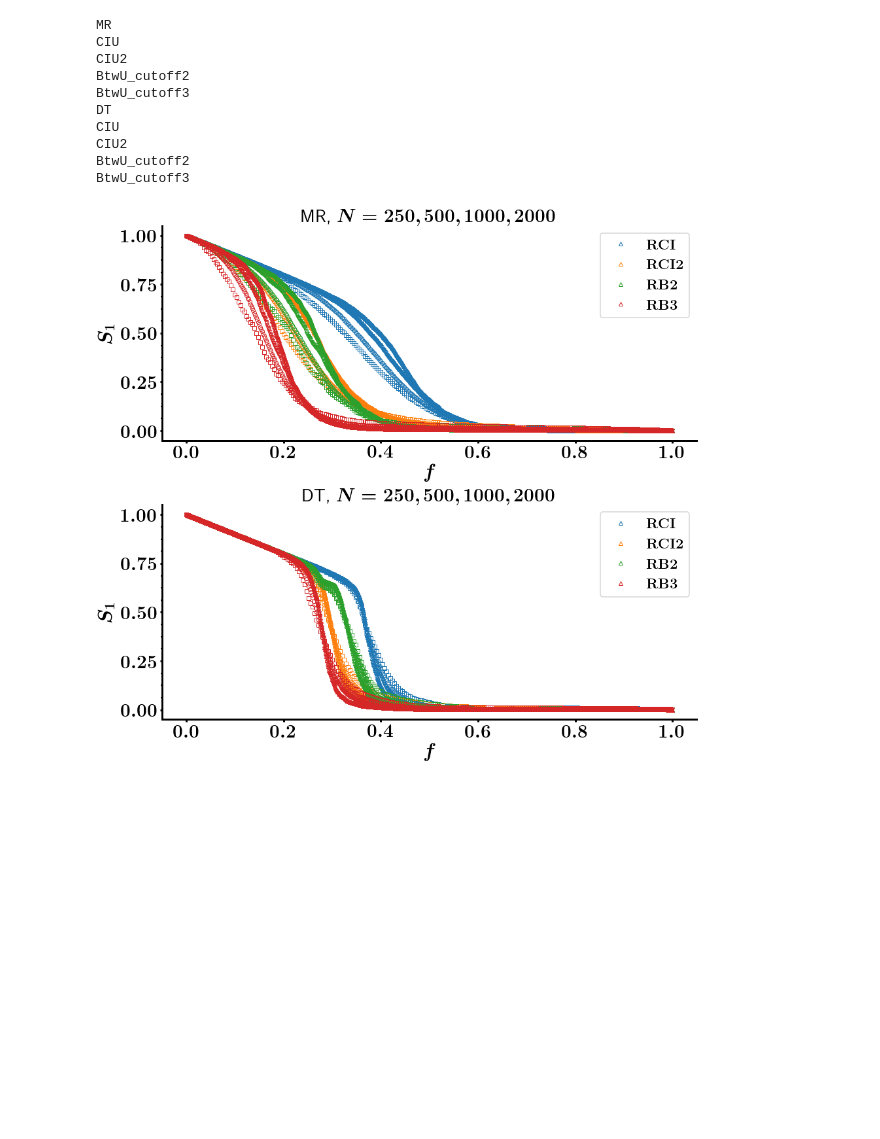
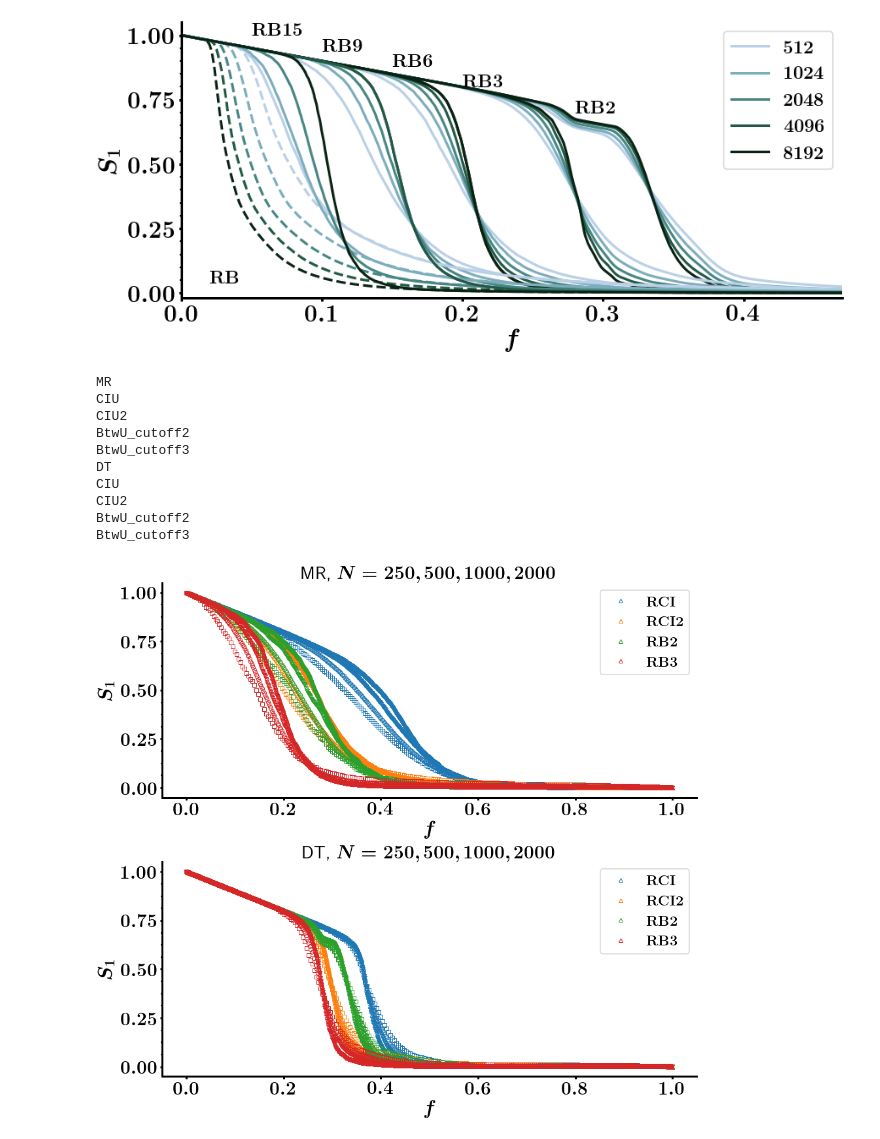
Before and after one commit to nahuelalmeira/dismantlingScaling, a Jupyter notebook: python/Figs_planar.ipynb, the cells around one changed output. Saved outputs shown, nothing was run; the diff lists cells and outputs as text; code cells hidden in the pictures; blank space fills up the shorter version.

```diff
--- a/python/Figs_planar.ipynb
+++ b/python/Figs_planar.ipynb
@@ -434,3 +95,65 @@ BtwU_cutoff5    0.24266 +- 0.00118
+# %%
+l_values = [2, 3, 6, 9, 15]
+attacks = ['BtwU'] + ['BtwU_cutoff{}'.format(i) for i in l_values]
+#attacks = ['BtwU_cutoff{}'.format(i) for i in l_values]
+sizes = [512, 1024, 2048, 4096, 8192]
+colors = sns.cubehelix_palette(len(N_values), start=2, rot=0.3,
+                               light=0.8, dark=0.1)
+
+text_pos = {
+    'BtwU': (0.02, 0.04),
+    'BtwU_cutoff2': (0.28, 0.7),
+    'BtwU_cutoff3': (0.20, 0.8),
+    'BtwU_cutoff6': (0.15, 0.88),
+    'BtwU_cutoff9': (0.1, 0.94),
+    'BtwU_cutoff12': (0.05, 1),
+    'BtwU_cutoff15': (0.05, 1)
+}
+
+ncols = 1
+nrows = 1
+fig, ax = plt.subplots(figsize=(14*ncols, 6*nrows), ncols=ncols, nrows=nrows)
+
+ax.set_xlabel(r'$f$')
+ax.set_xlim(0, 0.47)
+sns.despine()
+ax.set_ylabel(r'$S_1$')
+ax.set_ylim(-0.02, 1.05)
+
+dfs = {}
+
+for j, attack in enumerate(attacks):
+    x, y = text_pos[attack]
+    ax.text(x, y, attack_dict[attack], fontsize=22)
+
+    for N in sizes:
+        try:
+            dfs[N] = load_dataframe(net_type, N, param, attack, min_nseeds=1000)
+        except FileNotFoundError:
+            continue
+
+    N_values = np.array(list(dfs.keys()))
+    L_values = np.sqrt(N_values)
+
+    for i, N in enumerate(N_values):
+        if attack == 'BtwU_cutoff2':
+            label = r'${{{}}}$'.format(N)
+        else:
+            label = ''
+        df = dfs[N]
+        if attack == 'BtwU':
+            ax.plot(df.f, df.Sgcc, '--', label=label, color=colors[i])
+        else:
+            ax.plot(df.f, df.Sgcc, '-', label=label, color=colors[i])
+
+ax.legend(loc='best', fontsize=22)
+
+fig_name = os.path.join(fig_dir, 'fig1_' + net_type)
+plt.savefig(fig_name + '.png')
+
+plt.show()
+# %% [output]
+[figure, added]
 # %%
 #attacks = ['Ran', 'DegU', 'BtwU']
 attacks = ['CIU', 'CIU2', 'BtwU_cutoff2', 'BtwU_cutoff3']
```
Also changed, not shown: parts of 26 cells of this notebook, 10 other files.
